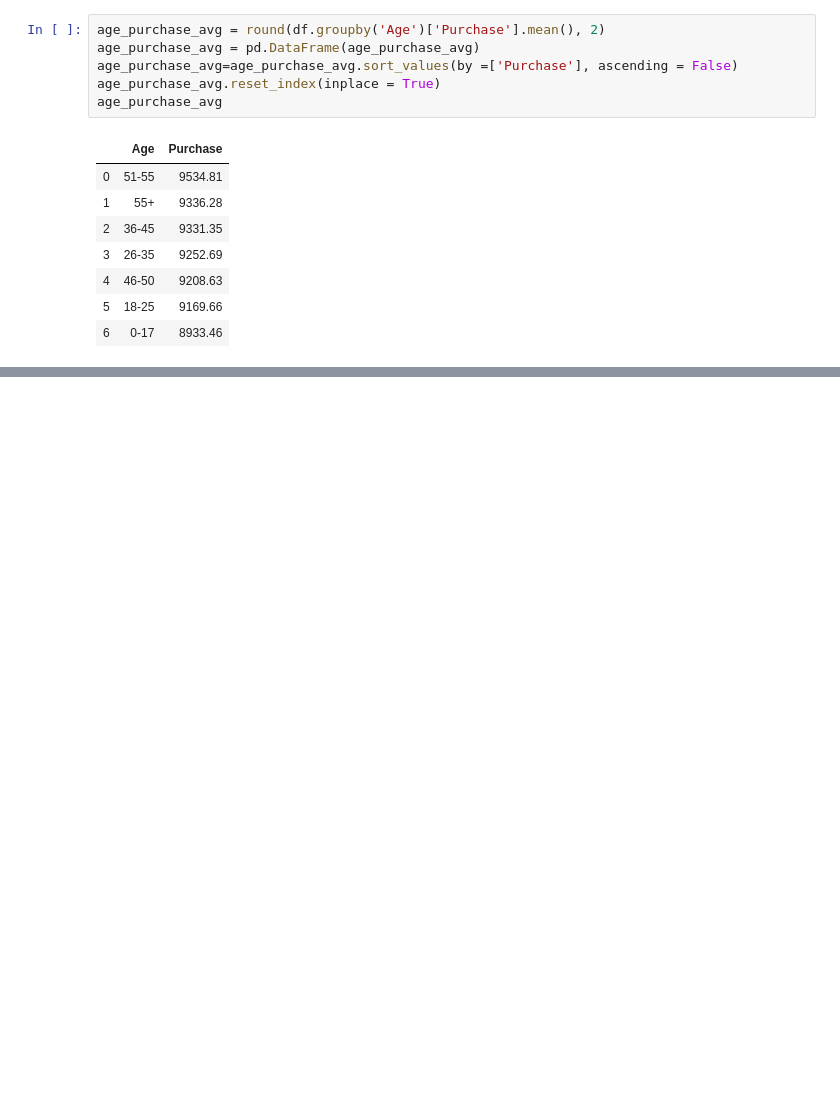
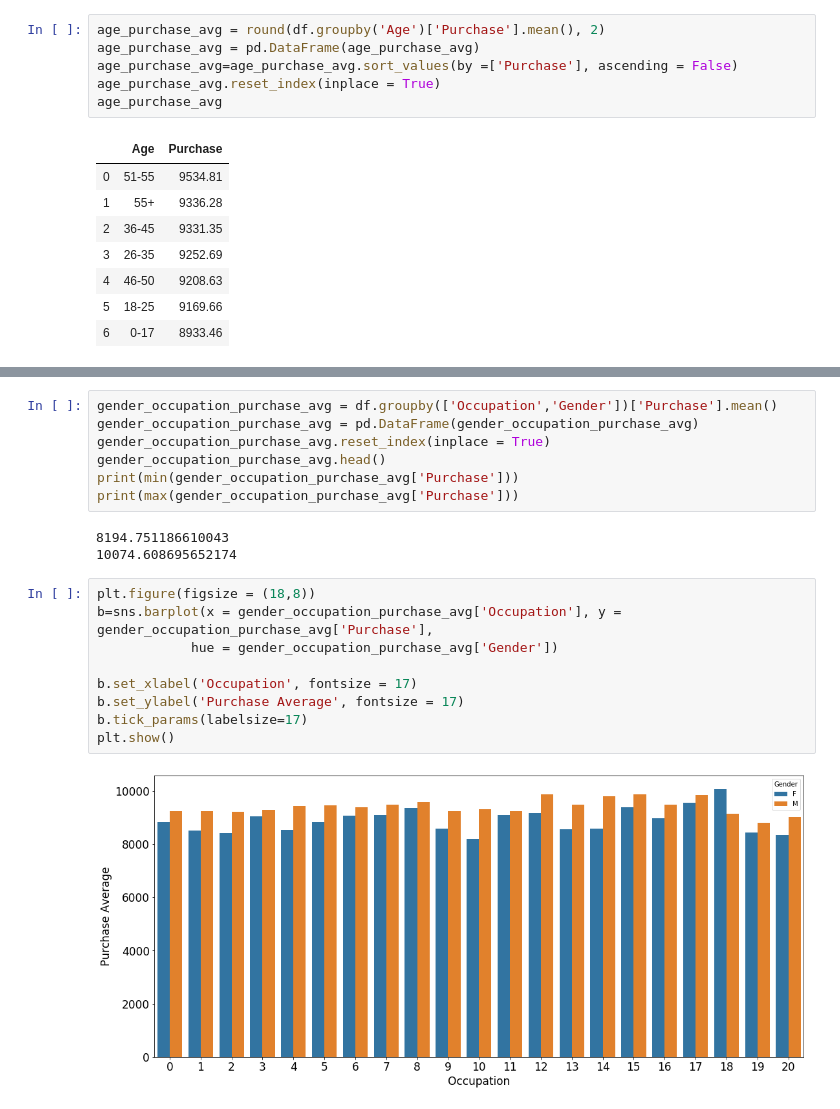
Before and after one commit to joseh4/Predicting_Black_Friday_Shopping_Purcahses, a Jupyter notebook: EDA_notebook.ipynb, the cells around one changed output, grey strips where cells are left out. Cells and saved outputs as stored; diff of their text form; blank space fills up the shorter version.

```diff
--- a/EDA_notebook.ipynb
+++ b/EDA_notebook.ipynb
@@ -784,0 +817,21 @@ Lowest value:  8933.46
+# %%
+gender_occupation_purchase_avg = df.groupby(['Occupation','Gender'])['Purchase'].mean()
+gender_occupation_purchase_avg = pd.DataFrame(gender_occupation_purchase_avg)
+gender_occupation_purchase_avg.reset_index(inplace = True)
+gender_occupation_purchase_avg.head()
+print(min(gender_occupation_purchase_avg['Purchase']))
+print(max(gender_occupation_purchase_avg['Purchase']))
+# %% [output]
+8194.751186610043
+10074.608695652174
+# %%
+plt.figure(figsize = (18,8))
+b=sns.barplot(x = gender_occupation_purchase_avg['Occupation'], y = gender_occupation_purchase_avg['Purchase'],
+            hue = gender_occupation_purchase_avg['Gender'])
+
+b.set_xlabel('Occupation', fontsize = 17)
+b.set_ylabel('Purchase Average', fontsize = 17)
+b.tick_params(labelsize=17)
+plt.show()
+# %% [output]
+[figure, added]
```
Also changed, not shown: parts of 3 cells of this notebook.
